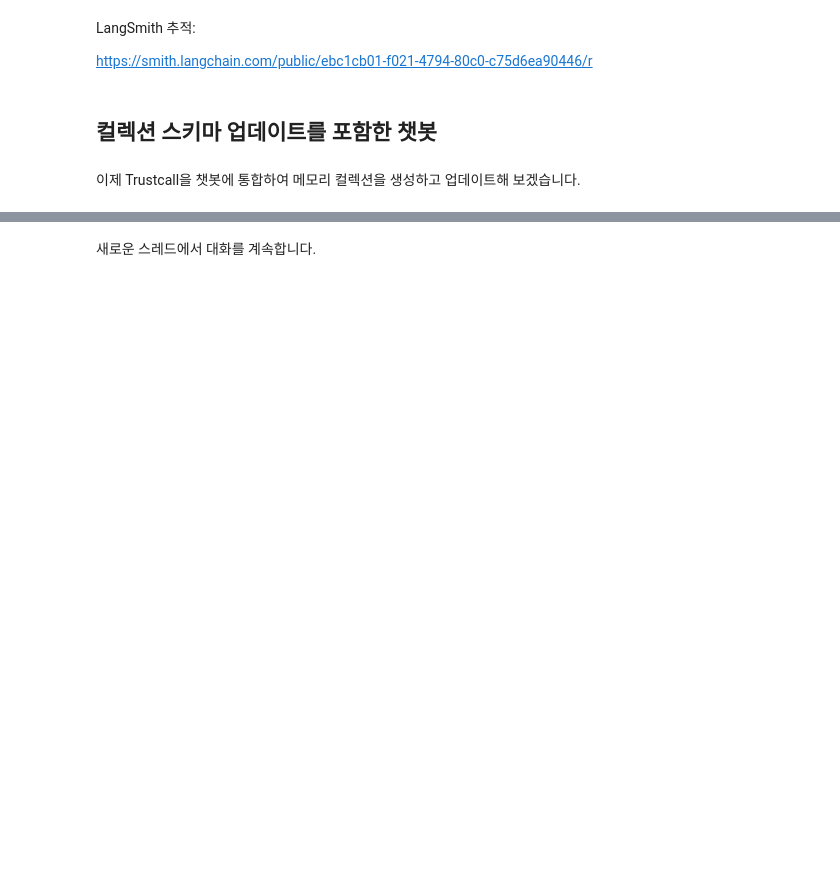
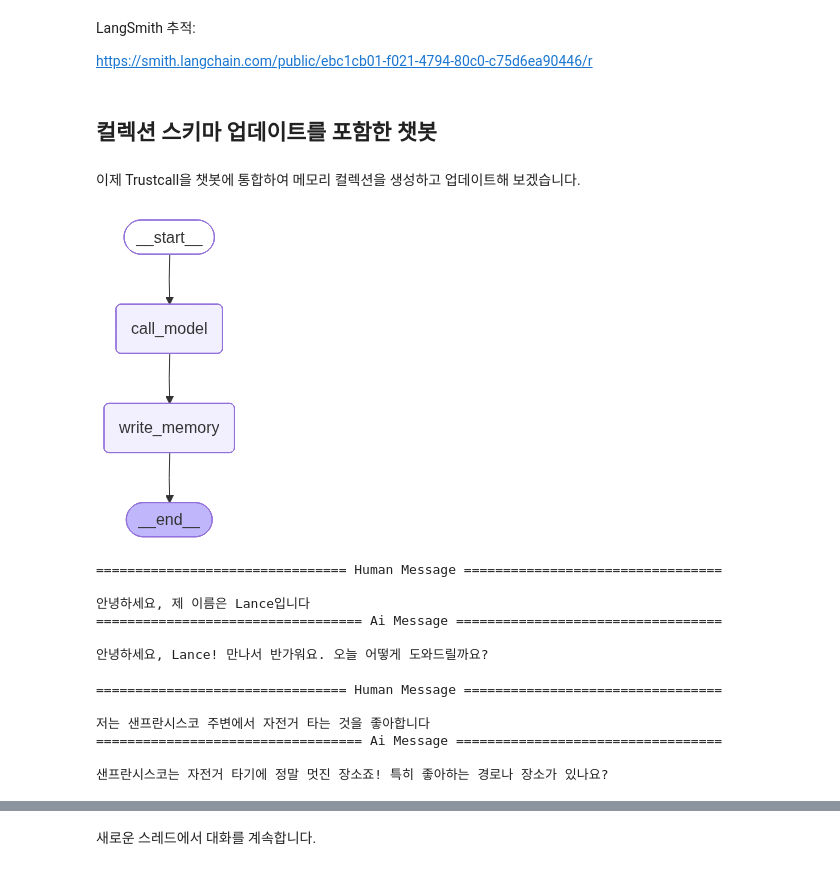
Before and after one commit to jeongsk/langchain-academy, a Jupyter notebook: module-5/3-memoryschema_collection.ipynb, the cells around one changed output, grey strips where cells are left out. Saved outputs shown, nothing was run; the diff lists cells and outputs as text; code cells hidden in the pictures; blank space fills up the shorter version.

```diff
--- a/module-5/3-memoryschema_collection.ipynb
+++ b/module-5/3-memoryschema_collection.ipynb
@@ -210,0 +152,19 @@ for m in result["response_metadata"]:
+# %%
+from langchain_core.messages import HumanMessage, SystemMessage, AIMessage
+
+# 지시사항
+instruction = """다음 대화에서 메모리를 추출하세요:"""
+
+# 대화
+conversation = [
+    HumanMessage(content="안녕하세요, 저는 Lance입니다."),
+    AIMessage(content="만나서 반갑습니다, Lance."),
+    HumanMessage(content="오늘 아침 샌프란시스코에서 즐겁게 자전거를 탔습니다."),
+]
+
+# 추출기 호출
+result = trustcall_extractor.invoke(
+    {
+        "messages": [SystemMessage(content=instruction)] + conversation,
+    }
+)
@@ -210,0 +232,8 @@ for m in result["response_metadata"]:
+# %%
+# 업데이트된 대화와 기존 메모리를 사용하여 추출기를 호출합니다.
+result = trustcall_extractor.invoke(
+    {
+        "messages": updated_conversation,
+        "existing": existing_memories,
+    }
+)
@@ -228,13 +282,15 @@ from langgraph.checkpoint.memory import MemorySaver
 from langgraph.store.base import BaseStore
 
 # 모델 초기화
-model = ChatOpenAI(model="gpt-4o", temperature=0)
+model = ChatOpenAI(model="gpt-4.1-mini", temperature=0)
+
 
 # 메모리 스키마
 class Memory(BaseModel):
     content: str = Field(
         description="메모리의 주요 내용입니다. 예: 사용자가 프랑스어 학습에 관심을 보였습니다."
     )
+
 
 # Trustcall 추출기 생성
 trustcall_extractor = create_extractor(
@@ -256,6 +312,7 @@ TRUSTCALL_INSTRUCTION = """다음 상호작용을 되돌아보세요.\n
 제공된 도구를 사용하여 사용자에 대한 필요한 메모리를 유지하세요.\n
 병렬 도구 호출을 사용하여 업데이트와 삽입을 동시에 처리하세요:"""
 
+
 def call_model(state: MessagesState, config: RunnableConfig, store: BaseStore):
     """저장소에서 메모리를 로드하고 이를 사용하여 챗봇의 응답을 개인화합니다."""
 
@@ -274,6 +331,7 @@ def call_model(state: MessagesState, config: RunnableConfig, store: BaseStore):
     response = model.invoke([SystemMessage(content=system_msg)] + state["messages"])
 
     return {"messages": response}
+
 
 def write_memory(state: MessagesState, config: RunnableConfig, store: BaseStore):
     """채팅 기록을 되돌아보고 메모리 컬렉션을 업데이트합니다."""
@@ -307,36 +365,43 @@ def write_memory(state: MessagesState, config: RunnableConfig, store: BaseStore)
 
     # 추출기 호출
     result = trustcall_extractor.invoke(
         {"messages": updated_messages, "existing": existing_memories}
     )
 
     # Trustcall의 메모리를 저장소에 저장
     for r, rmeta in zip(result["responses"], result["response_metadata"]):
         store.put(
             namespace,
             rmeta.get("json_doc_id", str(uuid.uuid4())),
             r.model_dump(mode="json"),
         )
 
+
 # 그래프 정의
 builder = StateGraph(MessagesState)
 builder.add_node("call_model", call_model)
 builder.add_node("write_memory", write_memory)
-builder.add_edge(START, "call_model")
+
+builder.set_entry_point("call_model")
 builder.add_edge("call_model", "write_memory")
-builder.add_edge("write_memory", END)
+builder.set_finish_point("write_memory")
 
 # 장기(스레드 간) 메모리를 위한 저장소
 across_thread_memory = InMemoryStore()
 
 # 단기(스레드 내) 메모리를 위한 체크포인터
 within_thread_memory = MemorySaver()
 
 # 체크포인터와 저장소로 그래프 컴파일
-graph = builder.compile(checkpointer=within_thread_memory, store=across_thread_memory)
+graph = builder.compile(
+    checkpointer=within_thread_memory,
+    store=across_thread_memory,
+)
 
 # 보기
 display(Image(graph.get_graph(xray=1).draw_mermaid_png()))
+# %% [output]
+[figure, added]
 # %%
 # 단기(스레드 내) 메모리를 위해 스레드 ID를 제공합니다
 # 장기(스레드 간) 메모리를 위해 사용자 ID를 제공합니다
@@ -346,15 +411,39 @@ config = {"configurable": {"thread_id": "1", "user_id": "1"}}
 input_messages = [HumanMessage(content="안녕하세요, 제 이름은 Lance입니다")]
 
 # 그래프 실행
-for chunk in graph.stream({"messages": input_messages}, config, stream_mode="values"):
+for chunk in graph.stream(
+    {"messages": input_messages},
+    config,
+    stream_mode="values",
+):
     chunk["messages"][-1].pretty_print()
+# %% [output]
+================================ Human Message =================================
+
+안녕하세요, 제 이름은 Lance입니다
+================================== Ai Message ==================================
+
+안녕하세요, Lance! 만나서 반가워요. 오늘 어떻게 도와드릴까요?
 # %%
 # 사용자 입력
-input_messages = [HumanMessage(content="저는 샌프란시스코 주변에서 자전거 타는 것을 좋아합니다")]
+input_messages = [
+    HumanMessage(content="저는 샌프란시스코 주변에서 자전거 타는 것을 좋아합니다")
+]
 
 # 그래프 실행
-for chunk in graph.stream({"messages": input_messages}, config, stream_mode="values"):
+for chunk in graph.stream(
+    {"messages": input_messages},
+    config,
+    stream_mode="values",
+):
     chunk["messages"][-1].pretty_print()
+# %% [output]
+================================ Human Message =================================
+
+저는 샌프란시스코 주변에서 자전거 타는 것을 좋아합니다
+================================== Ai Message ==================================
+
+샌프란시스코는 자전거 타기에 정말 멋진 장소죠! 특히 좋아하는 경로나 장소가 있나요?
 # %%
 # 저장할 메모리의 네임스페이스
 user_id = "1"
```
Also changed, not shown: parts of 56 cells of this notebook, 1 other file.
